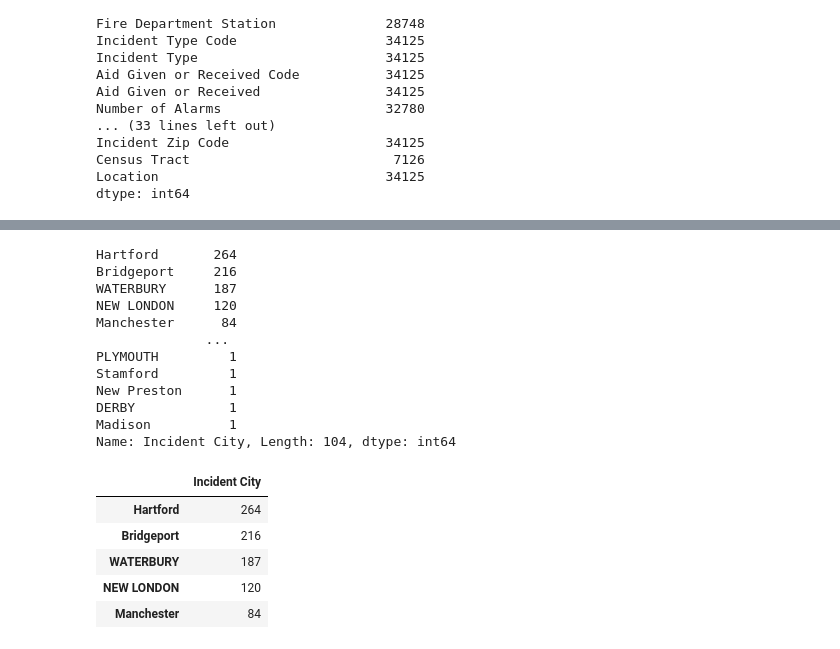
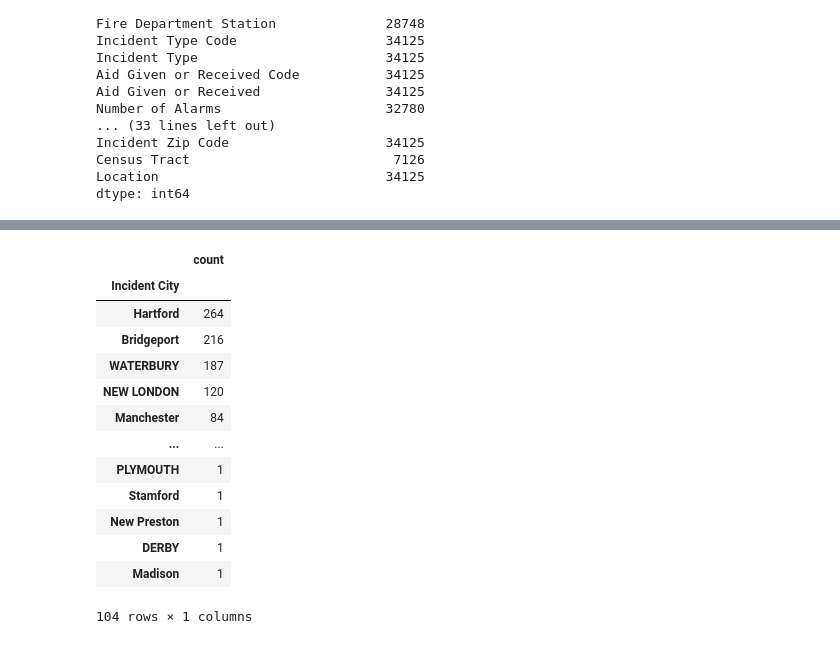
Before and after one commit to jacktemme/Class_activities, a Jupyter notebook: Lesson_4/Class_2/05-Evr_Pandas_Recap/Unsolved/Pandas_recap.ipynb, the cells around one changed output, grey strips where cells are left out. Cells and saved outputs as stored; diff of their text form; code cells hidden in the pictures.

```diff
--- a/Lesson_4/Class_2/05-Evr_Pandas_Recap/Unsolved/Pandas_recap.ipynb
+++ b/Lesson_4/Class_2/05-Evr_Pandas_Recap/Unsolved/Pandas_recap.ipynb
@@ -62,6 +82,14 @@ KeyError: "['Aid Given or Received Code', 'Property Loss'] not in index"
 # %%
 # Fill NAs for columns "Actions Taken 1", "Actions Taken 2", "Actions Taken 3",
 # and "Incident Apartment Number" with ''
+
 # Fill NAs for columns "Other Fire Deaths", "Other Fire Injuries",
 # "Property Loss", and "Contents Loss" with 0
+columns_to_fill = ["Actions Taken 1", "Actions Taken 2", "Actions Taken 3", "Incident Apartment Number"]
+reduce_fires_df.loc[:,columns_to_fill]= reduce_fires_df.loc[:,columns_to_fill].fillna("")
+
+columns_to_fill = ["Other Fire Deaths", "Other Fire Injuries", "Property Loss", "Contents Loss"]
+reduce_fires_df.loc[:,columns_to_fill]= reduce_fires_df.loc[:,columns_to_fill].fillna(0)
+
+reduce_fires_df
 # %% [output]
@@ -75,3 +109,5 @@ KeyError: "['Aid Given or Received Code', 'Property Loss'] not in index"
 # %%
 # Remove remaining rows with missing data
+filter_df = reduce_fires_df.dropna(how = "any")
+filter_df
 # %% [output]
@@ -95,3 +127,5 @@ dtype: int64
 # %%
 # Filter data to incidents that caused Property or Contents Loss
+incident_loss_df = filter_df.loc[(filter_df["Property Loss"]  != 0.0) | (filter_df["Contents Loss"] != 0.0)]
+incident_loss_df
 # %% [output]
@@ -105,26 +145,24 @@ dtype: int64
 # %%
 # Count how many incidents occured in each city
+city_counts = incident_loss_df["Incident City"].value_counts()
-# %% [output]
-Hartford       264
-Bridgeport     216
-WATERBURY      187
-NEW LONDON     120
-Manchester      84
-              ...
-PLYMOUTH         1
-Stamford         1
-New Preston      1
-DERBY            1
-Madison          1
-Name: Incident City, Length: 104, dtype: int64
 # %%
 # Convert the city_counts Series into a DataFrame
+city_count_df = city_counts.to_frame()
+city_count_df
 # %% [output]
-|  | Incident City |
+|  | count |
+| Incident City |  |
 | Hartford | 264 |
 | Bridgeport | 216 |
 | WATERBURY | 187 |
 | NEW LONDON | 120 |
 | Manchester | 84 |
+| ... | ... |
+| PLYMOUTH | 1 |
+| Stamford | 1 |
+| New Preston | 1 |
+| DERBY | 1 |
+| Madison | 1 |
+104 rows × 1 columns
 # %%
 # Convert the column name into "Sum of Loss Incidents"
```
Also changed, not shown: parts of 10 cells of this notebook, 1 other file.
